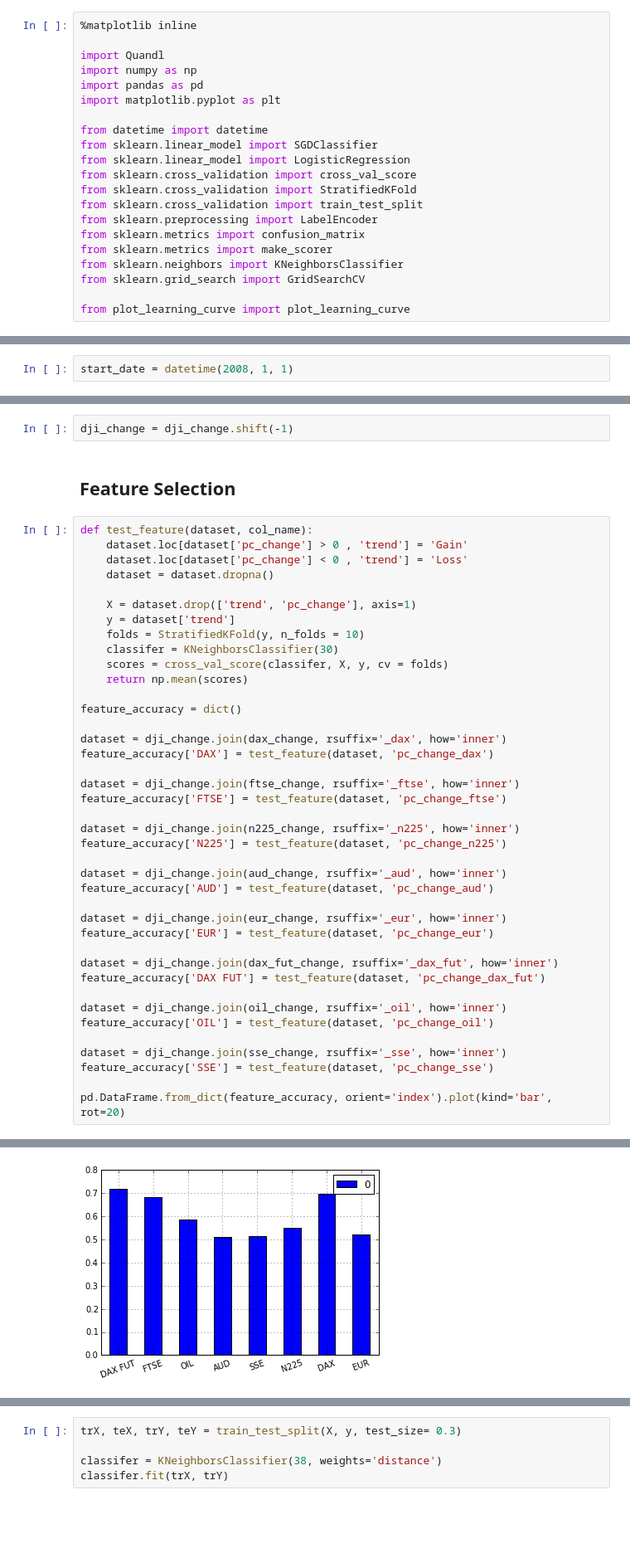
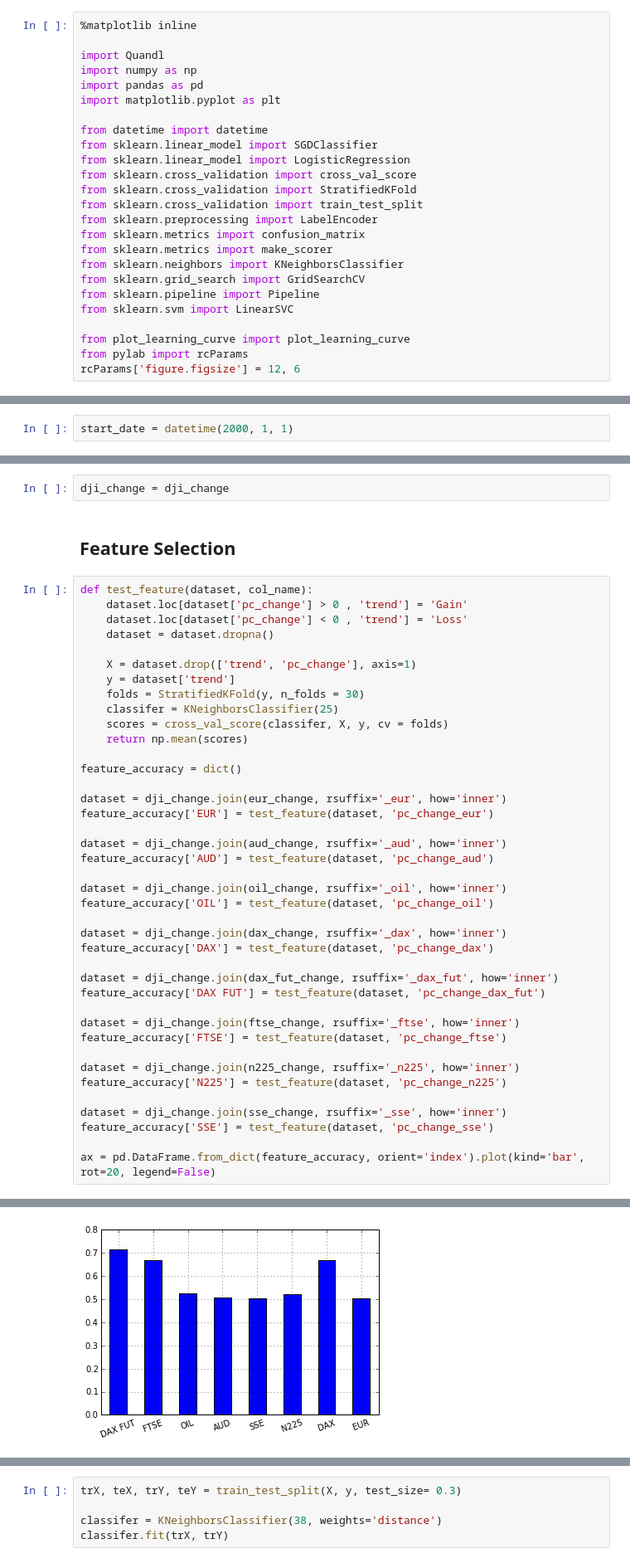
Before and after one commit to MarkDunne/final-year-project, a Jupyter notebook: work/Feature Prediction.ipynb, the cells around one changed output, grey strips where cells are left out. Shown at 83% size. Saved outputs shown, nothing was run; the diff lists cells and outputs as text; blank space fills up the shorter version.

```diff
--- a/work/Feature Prediction.ipynb
+++ b/work/Feature Prediction.ipynb
@@ -17,8 +17,12 @@ from sklearn.metrics import confusion_matrix
 from sklearn.metrics import make_scorer
 from sklearn.neighbors import KNeighborsClassifier
 from sklearn.grid_search import GridSearchCV
+from sklearn.pipeline import Pipeline
+from sklearn.svm import LinearSVC
 
 from plot_learning_curve import plot_learning_curve
+from pylab import rcParams
+rcParams['figure.figsize'] = 12, 6
 # %%
 def kappa(cm):
     num_classes = len(cm)
@@ -40,7 +44,7 @@ def kappa(cm):
 # %%
 kappa_scorer = make_scorer(lambda y_true, y_pred: kappa(confusion_matrix(y_true, y_pred)), greater_is_better=True)
 # %%
-start_date = datetime(2008, 1, 1)
+start_date = datetime(2000, 1, 1)
 # %%
 dji = Quandl.get("GOOG/AMEX_DIA", trim_start = start_date, transformation = 'rdiff')
 # %%
@@ -70,7 +74,7 @@ dax_fut_change = pd.DataFrame({'pc_change': dax_fut['Settle']})
 oil_change = pd.DataFrame({'pc_change': oil['Settle']})
 sse_change = pd.DataFrame({'pc_change': sse['Adjusted Close']})
 # %%
-dji_change = dji_change.shift(-1)
+dji_change = dji_change
 # %% [markdown]
 ## Feature Selection
 # %%
@@ -81,15 +85,27 @@ def test_feature(dataset, col_name):
 
     X = dataset.drop(['trend', 'pc_change'], axis=1)
     y = dataset['trend']
-    folds = StratifiedKFold(y, n_folds = 10)
-    classifer = KNeighborsClassifier(30)
+    folds = StratifiedKFold(y, n_folds = 30)
+    classifer = KNeighborsClassifier(25)
     scores = cross_val_score(classifer, X, y, cv = folds)
     return np.mean(scores)
 
 feature_accuracy = dict()
 
+dataset = dji_change.join(eur_change, rsuffix='_eur', how='inner')
+feature_accuracy['EUR'] = test_feature(dataset, 'pc_change_eur')
+
+dataset = dji_change.join(aud_change, rsuffix='_aud', how='inner')
+feature_accuracy['AUD'] = test_feature(dataset, 'pc_change_aud')
+
+dataset = dji_change.join(oil_change, rsuffix='_oil', how='inner')
+feature_accuracy['OIL'] = test_feature(dataset, 'pc_change_oil')
+
 dataset = dji_change.join(dax_change, rsuffix='_dax', how='inner')
 feature_accuracy['DAX'] = test_feature(dataset, 'pc_change_dax')
+
+dataset = dji_change.join(dax_fut_change, rsuffix='_dax_fut', how='inner')
+feature_accuracy['DAX FUT'] = test_feature(dataset, 'pc_change_dax_fut')
 
 dataset = dji_change.join(ftse_change, rsuffix='_ftse', how='inner')
 feature_accuracy['FTSE'] = test_feature(dataset, 'pc_change_ftse')
@@ -97,20 +113,8 @@ feature_accuracy['FTSE'] = test_feature(dataset, 'pc_change_ftse')
 dataset = dji_change.join(n225_change, rsuffix='_n225', how='inner')
 feature_accuracy['N225'] = test_feature(dataset, 'pc_change_n225')
 
-dataset = dji_change.join(aud_change, rsuffix='_aud', how='inner')
-feature_accuracy['AUD'] = test_feature(dataset, 'pc_change_aud')
-
-dataset = dji_change.join(eur_change, rsuffix='_eur', how='inner')
-feature_accuracy['EUR'] = test_feature(dataset, 'pc_change_eur')
-
-dataset = dji_change.join(dax_fut_change, rsuffix='_dax_fut', how='inner')
-feature_accuracy['DAX FUT'] = test_feature(dataset, 'pc_change_dax_fut')
-
-dataset = dji_change.join(oil_change, rsuffix='_oil', how='inner')
-feature_accuracy['OIL'] = test_feature(dataset, 'pc_change_oil')
-
 dataset = dji_change.join(sse_change, rsuffix='_sse', how='inner')
 feature_accuracy['SSE'] = test_feature(dataset, 'pc_change_sse')
 
-pd.DataFrame.from_dict(feature_accuracy, orient='index').plot(kind='bar', rot=20)
+ax = pd.DataFrame.from_dict(feature_accuracy, orient='index').plot(kind='bar', rot=20, legend=False)
 # %% [output]
@@ -118 +121 @@ pd.DataFrame.from_dict(feature_accuracy, orient='index').plot(kind='bar', rot=20
-[figure, old version]
+[figure, new version]
```
Also changed, not shown: parts of 9 cells of this notebook, 14 other files.
